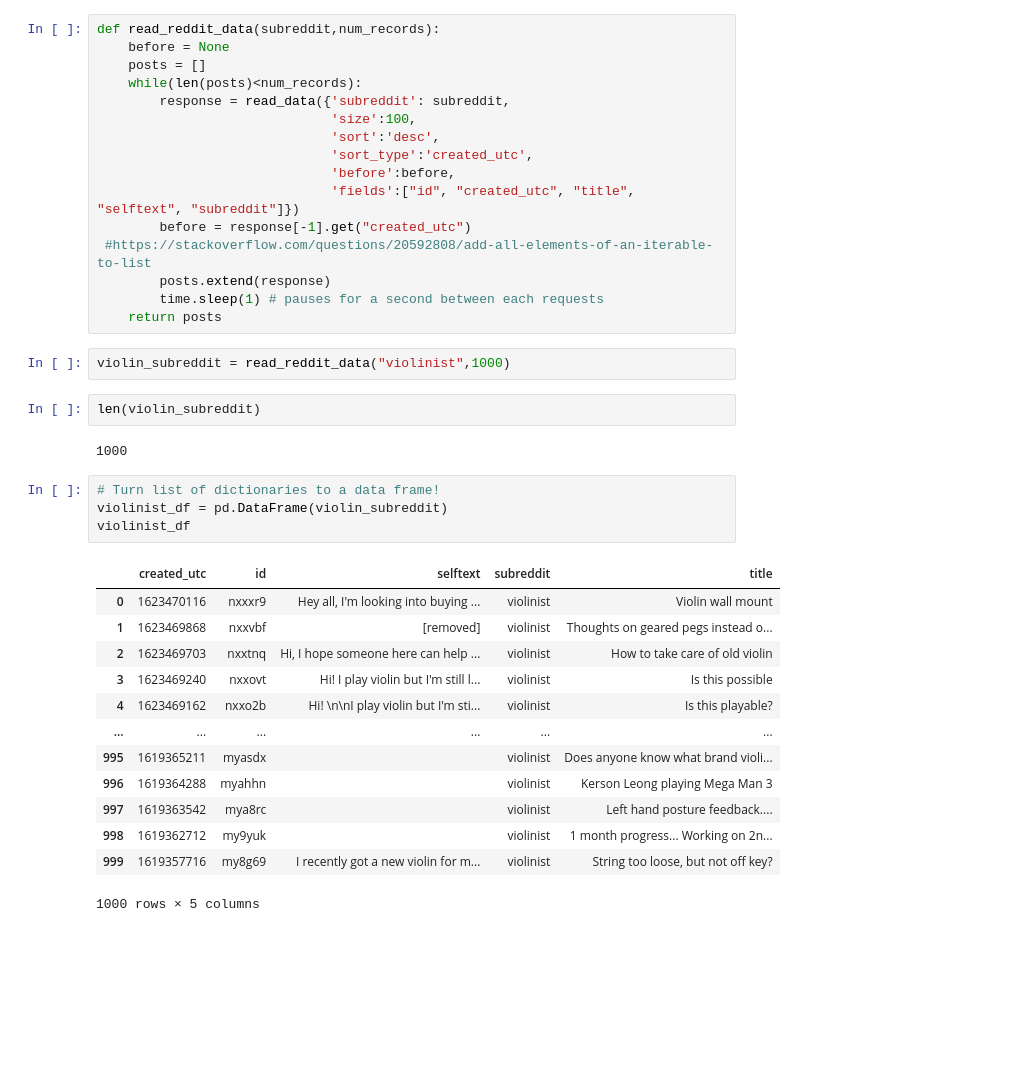
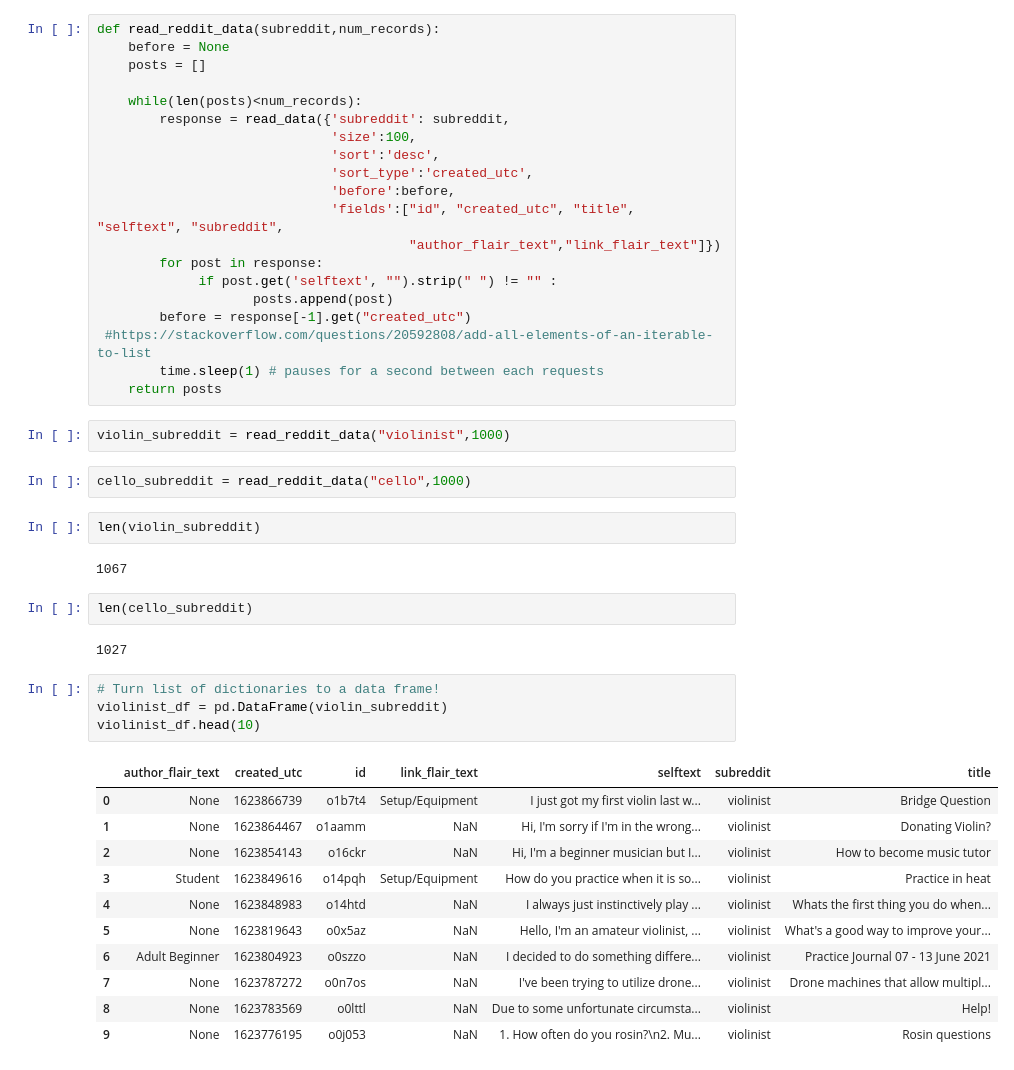
Before and after one commit to vaishnavibrungi/reddit, a Jupyter notebook: code/data_wrangling.ipynb, the cells around one changed output. Drawn from its saved outputs; the diff is of its cells as text; blank space fills up the shorter version.

```diff
--- a/code/data_wrangling.ipynb
+++ b/code/data_wrangling.ipynb
@@ -22,39 +30,47 @@ def read_data(params):
 def read_reddit_data(subreddit,num_records):
     before = None
     posts = []
+
     while(len(posts)<num_records):
         response = read_data({'subreddit': subreddit,
                               'size':100,
                               'sort':'desc',
                               'sort_type':'created_utc',
                               'before':before,
-                              'fields':["id", "created_utc", "title", "selftext", "subreddit"]})
+                              'fields':["id", "created_utc", "title", "selftext", "subreddit",
+                                        "author_flair_text","link_flair_text"]})
+        for post in response:
+             if post.get('selftext', "").strip(" ") != "" :
+                    posts.append(post)
         before = response[-1].get("created_utc")
  #https://stackoverflow.com/questions/20592808/add-all-elements-of-an-iterable-to-list
-        posts.extend(response)
         time.sleep(1) # pauses for a second between each requests
     return posts
 # %%
 violin_subreddit = read_reddit_data("violinist",1000)
+# %%
+cello_subreddit = read_reddit_data("cello",1000)
 # %%
 len(violin_subreddit)
 # %% [output]
-1000
+1067
+# %%
+len(cello_subreddit)
+# %% [output]
+1027
 # %%
 # Turn list of dictionaries to a data frame!
 violinist_df = pd.DataFrame(violin_subreddit)
-violinist_df
+violinist_df.head(10)
 # %% [output]
-|  | created_utc | id | selftext | subreddit | title |
-| 0 | 1623470116 | nxxxr9 | Hey all, I'm looking into buying ... | violinist | Violin wall mount |
-| 1 | 1623469868 | nxxvbf | [removed] | violinist | Thoughts on geared pegs instead o... |
-| 2 | 1623469703 | nxxtnq | Hi, I hope someone here can help ... | violinist | How to take care of old violin |
-| 3 | 1623469240 | nxxovt | Hi! I play violin but I'm still l... | violinist | Is this possible |
-| 4 | 1623469162 | nxxo2b | Hi! \n\nI play violin but I'm sti... | violinist | Is this playable? |
-| ... | ... | ... | ... | ... | ... |
-| 995 | 1619365211 | myasdx |  | violinist | Does anyone know what brand violi... |
-| 996 | 1619364288 | myahhn |  | violinist | Kerson Leong playing Mega Man 3 |
-| 997 | 1619363542 | mya8rc |  | violinist | Left hand posture feedback.... |
-| 998 | 1619362712 | my9yuk |  | violinist | 1 month progress... Working on 2n... |
-| 999 | 1619357716 | my8g69 | I recently got a new violin for m... | violinist | String too loose, but not off key? |
+|  | author_flair_text | created_utc | id | link_flair_text | selftext | subreddit | title |
+| 0 | None | 1623866739 | o1b7t4 | Setup/Equipment | I just got my first violin last w... | violinist | Bridge Question |
+| 1 | None | 1623864467 | o1aamm | NaN | Hi, I'm sorry if I'm in the wrong... | violinist | Donating Violin? |
+| 2 | None | 1623854143 | o16ckr | NaN | Hi, I'm a beginner musician but I... | violinist | How to become music tutor |
+| 3 | Student | 1623849616 | o14pqh | Setup/Equipment | How do you practice when it is so... | violinist | Practice in heat |
+| 4 | None | 1623848983 | o14htd | NaN | I always just instinctively play ... | violinist | Whats the first thing you do when... |
+| 5 | None | 1623819643 | o0x5az | NaN | Hello, I'm an amateur violinist, ... | violinist | What's a good way to improve your... |
+| 6 | Adult Beginner | 1623804923 | o0szzo | NaN | I decided to do something differe... | violinist | Practice Journal 07 - 13 June 2021 |
+| 7 | None | 1623787272 | o0n7os | NaN | I've been trying to utilize drone... | violinist | Drone machines that allow multipl... |
+| 8 | None | 1623783569 | o0lttl | NaN | Due to some unfortunate circumsta... | violinist | Help! |
+| 9 | None | 1623776195 | o0j053 | NaN | 1. How often do you rosin?\n2. Mu... | violinist | Rosin questions |
-1000 rows × 5 columns
```
Also changed, not shown: parts of 55 cells of this notebook, 3 other files.
